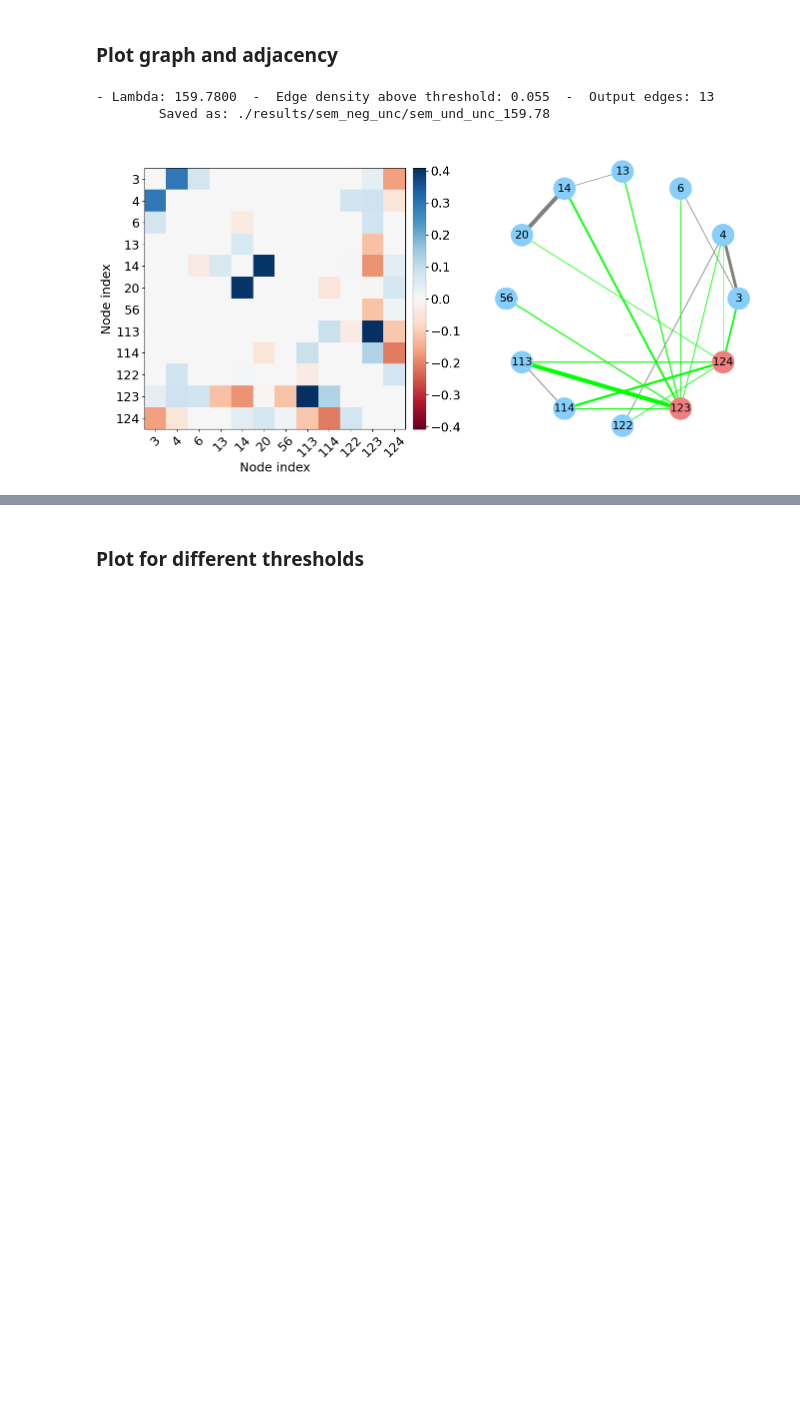
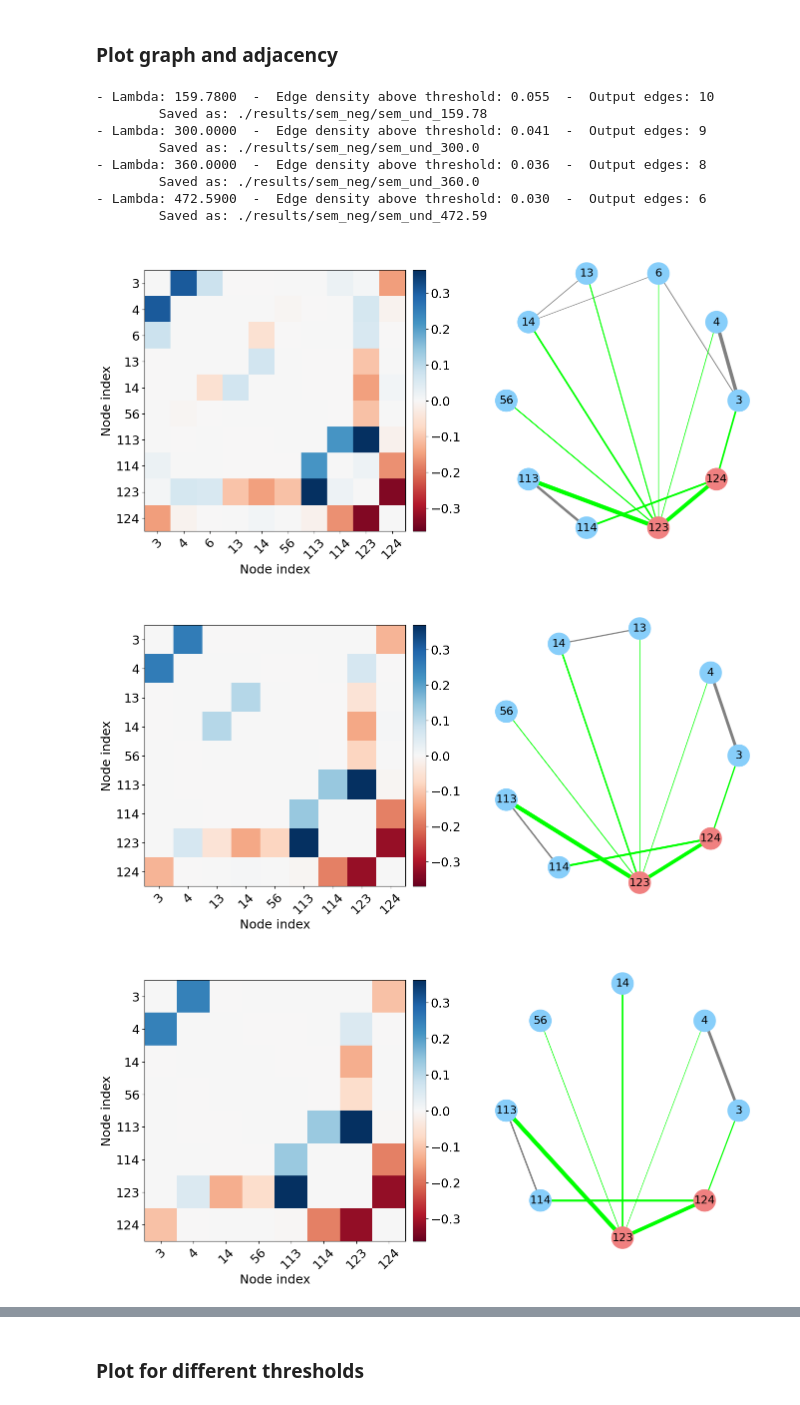
Before and after one commit to reysam93/acoustic_nti, a Jupyter notebook: sem_graph_neg.ipynb, the cells around one changed output, grey strips where cells are left out. Cells and saved outputs as stored; diff of their text form; code cells hidden in the pictures; blank space fills up the shorter version.

```diff
--- a/sem_graph_neg.ipynb
+++ b/sem_graph_neg.ipynb
@@ -1,13 +1,14 @@
 # %%
+import src.opt as opt
 import os
 import numpy as np
 from sklearn.cluster import SpectralClustering
 import cvxpy as cp
 import mosek
 
-import utils
+import src.utils as utils
 
-SAVE = False
+SAVE = True
 PREFIX = './results/sem_neg'
 
 # Check restuls dir exists and create
@@ -41,16 +45,7 @@ A_undir_sem = []
 for mult in Mults:
     lamb = mult*lamb0
 
-    A = cp.Variable((N,N), symmetric=True)
-    obj = cp.sum_squares(A@Data - Data) + lamb*cp.sum(cp.abs(A))
-    constr = [ cp.abs( A[np.eye(N, dtype=bool)] ) <= 1e-6]
-
-    prob = cp.Problem(cp.Minimize(obj), constr)
-    prob.solve(solver='MOSEK', verbose=False)
-
-    print(f'Lamb (mult): {lamb:.4f} ({mult})  - status: {prob.status}')
-
-    A_est = A.value
-
+    A_est = opt.sparse_id(Data, lamb, symmetric=True,  verbose=False)
+    print(f'Lamb (mult): {lamb:.4f} ({mult})')
     A_undir_sem.append(A_est)
 # %% [output]
@@ -72,13 +67,21 @@ Lamb (mult): 472.5900 (7499.9379005782)  - status: optimal
 # %%
 # Plot A
 th = 0.05
 for i, A_est in enumerate(A_undir_sem):
     mult = Mults[i] * lamb0
-    file_name = f'{PREFIX}/sem_und_unc_{mult}'
+    file_name = f'{PREFIX}/sem_und_{mult}'
     # utils.save_plot_graph(A_est, th, mult, max_width=4, file_name=file_name, save=SAVE)
     utils.save_plot_subgraph(A_est, th, mult, save=SAVE, max_width=6, file_name=file_name)
     utils.sort_edges_by_weight(A_est, th, output_file=file_name, abs_val=True, save=SAVE)
 # %% [output]
-- Lambda: 159.7800  -  Edge density above threshold: 0.055  -  Output edges: 13
-        Saved as: ./results/sem_neg_unc/sem_und_unc_159.78
+- Lambda: 159.7800  -  Edge density above threshold: 0.055  -  Output edges: 10
+        Saved as: ./results/sem_neg/sem_und_159.78
+- Lambda: 300.0000  -  Edge density above threshold: 0.041  -  Output edges: 9
+        Saved as: ./results/sem_neg/sem_und_300.0
+- Lambda: 360.0000  -  Edge density above threshold: 0.036  -  Output edges: 8
+        Saved as: ./results/sem_neg/sem_und_360.0
+- Lambda: 472.5900  -  Edge density above threshold: 0.030  -  Output edges: 6
+        Saved as: ./results/sem_neg/sem_und_472.59
-[figure, old version]
+[figure, new version]
+[figure, added]
+[figure, added]
```
Also changed, not shown: parts of 13 cells of this notebook, 7 other files.
